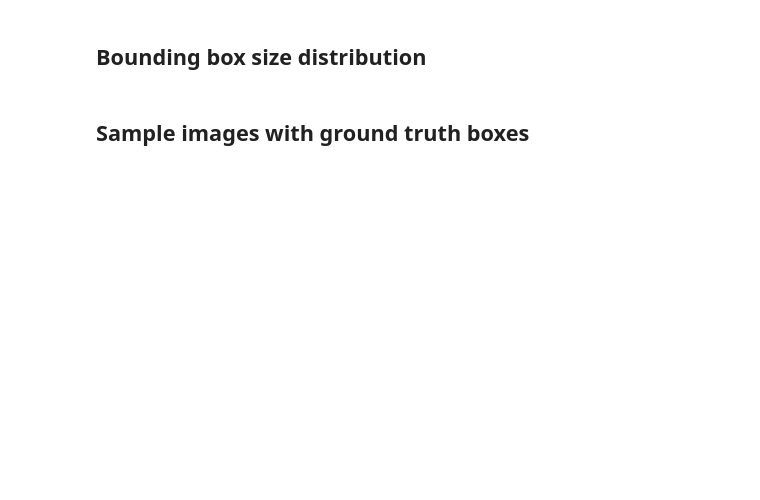
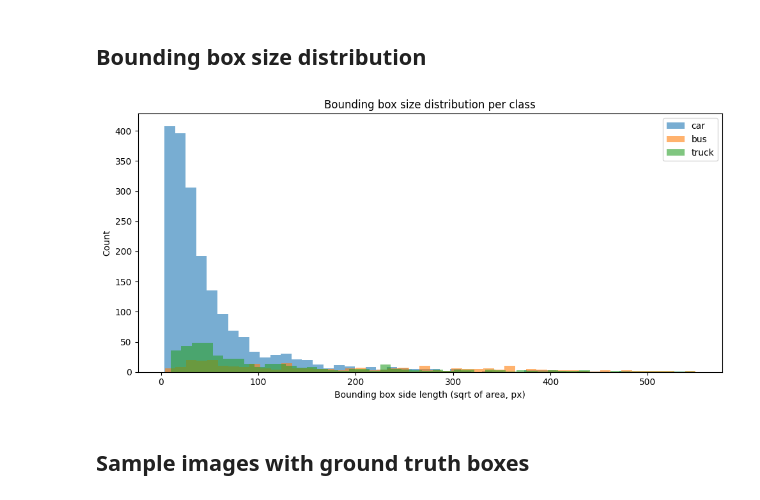
Before and after one commit to DanyloTs/diploma, a Jupyter notebook: notebooks/dataset_exploration.ipynb, the cells around one changed output. Drawn from its saved outputs; the diff is of its cells as text; code cells hidden in the pictures; blank space fills up the shorter version.

```diff
--- a/notebooks/dataset_exploration.ipynb
+++ b/notebooks/dataset_exploration.ipynb
@@ -66,26 +86,30 @@ plt.show()
 # %%
 bbox_areas = {cls: [] for cls in VEHICLE_CLASSES}
 
 for sample in dataset:
     if not sample.ground_truth:
         continue
     img = Image.open(sample.filepath)
     w, h = img.size
     for det in sample.ground_truth.detections:
         bw = det.bounding_box[2] * w
         bh = det.bounding_box[3] * h
-        bbox_areas[det.label].append(bw * bh)
+        if det.label in bbox_areas:
+            bbox_areas[det.label].append(bw * bh)
 
 fig, ax = plt.subplots(figsize=(10, 5))
 for cls, areas in bbox_areas.items():
-    ax.hist(np.sqrt(areas), bins=50, alpha=0.6, label=cls)
+    if areas:
+        ax.hist(np.sqrt(areas), bins=50, alpha=0.6, label=cls)
 ax.set_xlabel("Bounding box side length (sqrt of area, px)")
 ax.set_ylabel("Count")
 ax.set_title("Bounding box size distribution per class")
 ax.legend()
 plt.tight_layout()
-plt.savefig("../data/coco/bbox_distribution.png", dpi=150, bbox_inches="tight")
+plt.savefig(os.path.join(DATASET_DIR, "bbox_distribution.png"), dpi=150, bbox_inches="tight")
 plt.show()
+# %% [output]
+[figure, added]
 # %% [markdown]
 ## Sample images with ground truth boxes
 # %%
```
Also changed, not shown: parts of 15 cells of this notebook, 7 other files.
